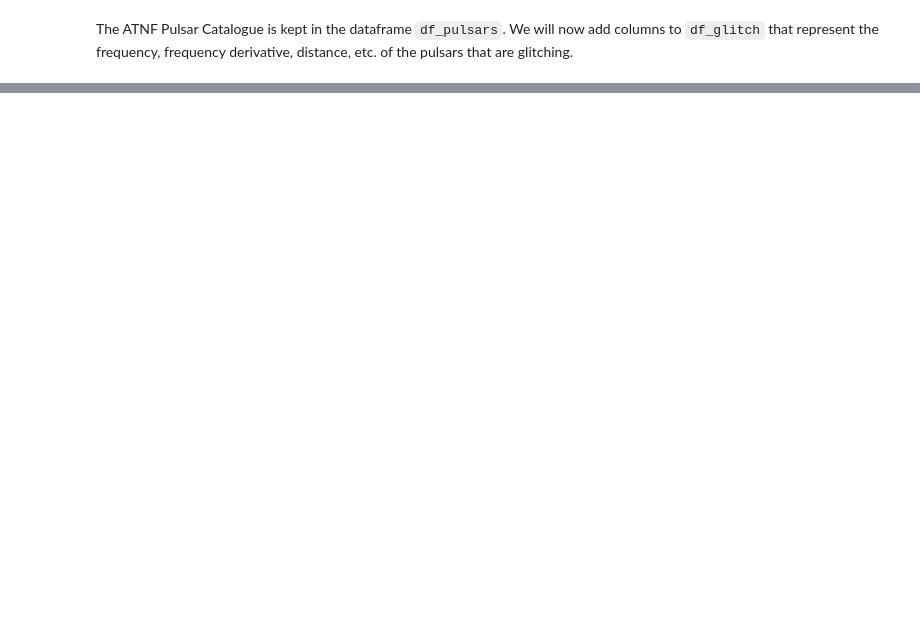
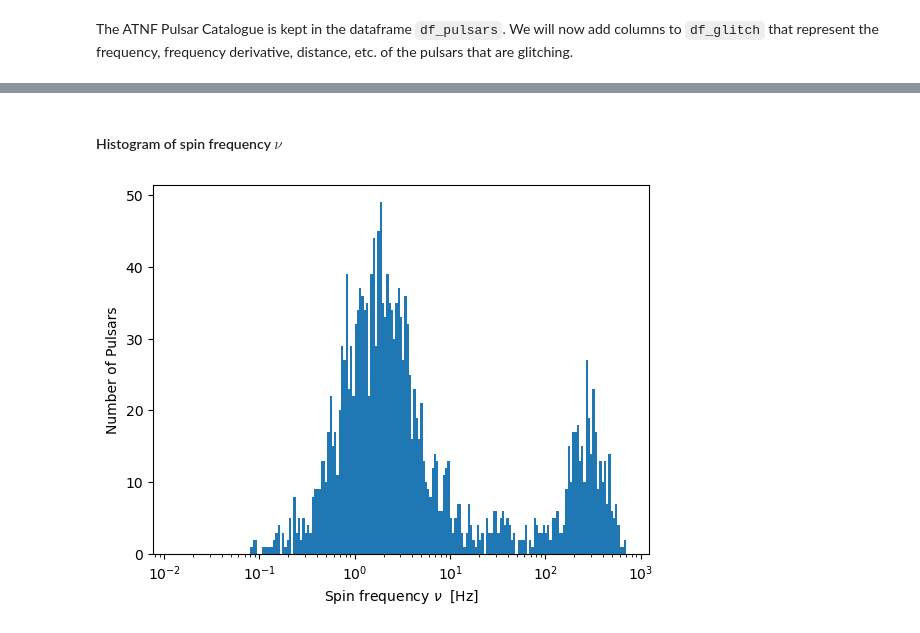
Before and after one commit to garvinyim/glitch_tools, a Jupyter notebook: analysis.ipynb, the cells around one changed output, grey strips where cells are left out. Cells and saved outputs as stored; diff of their text form; code cells hidden in the pictures; blank space fills up the shorter version.

```diff
--- a/analysis.ipynb
+++ b/analysis.ipynb
@@ -1223,0 +1123,11 @@ We see this will add 7 $Q$ values, bringing the total number of $Q$ in `df_glitc
+# %% [markdown]
+#### Histogram of spin frequency $\nu$
+# %%
+bins_logspace = np.logspace(np.log10(x.min()), np.log10(x.max()), 200)
+plt.hist(x, bins = bins_logspace)
+plt.xlabel(r'Spin frequency $\nu$  [Hz]')
+plt.ylabel('Number of Pulsars')
+plt.xscale('log')
+plt.show()
+# %% [output]
+[figure, added]
```
Also changed, not shown: parts of 47 cells of this notebook.
